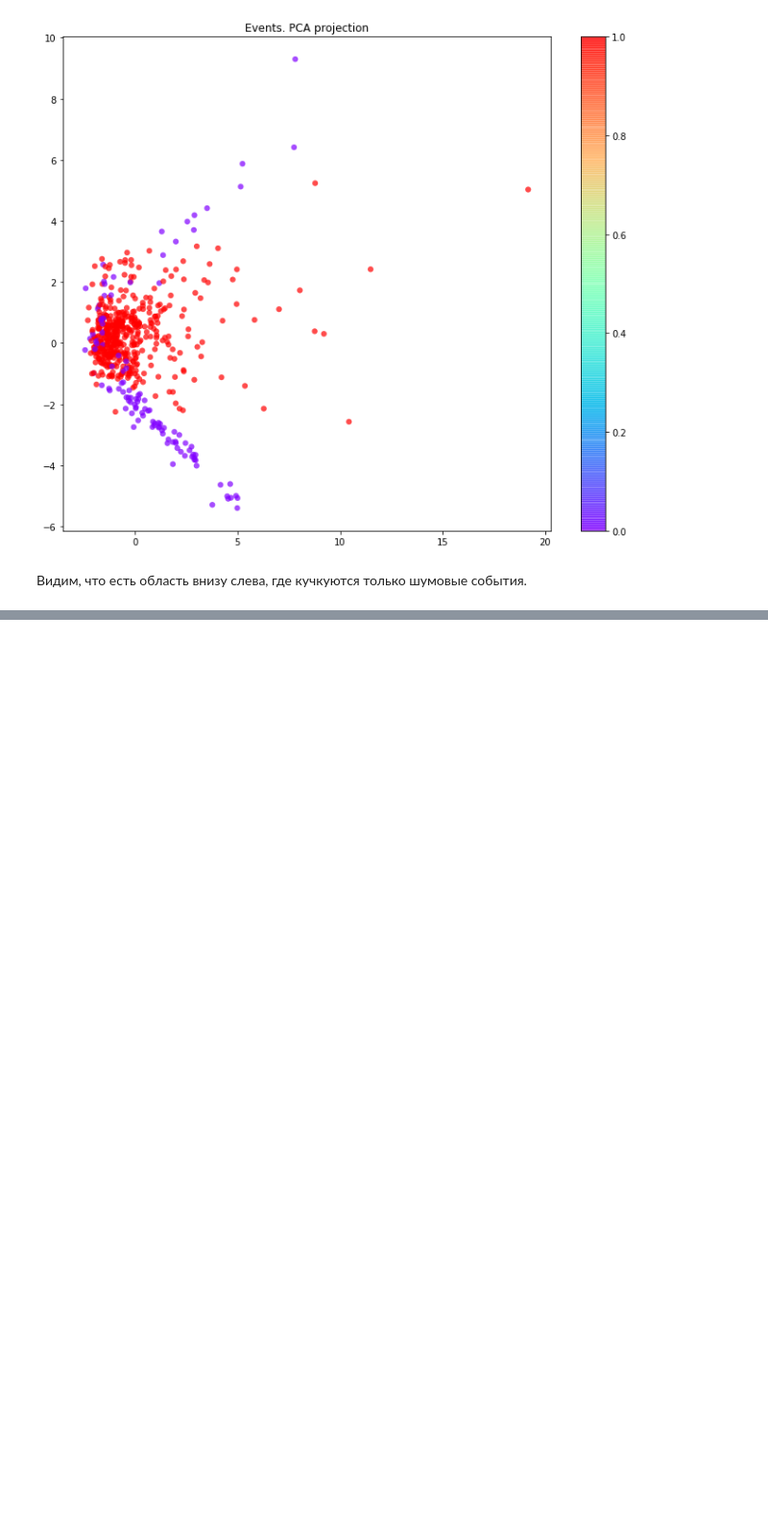
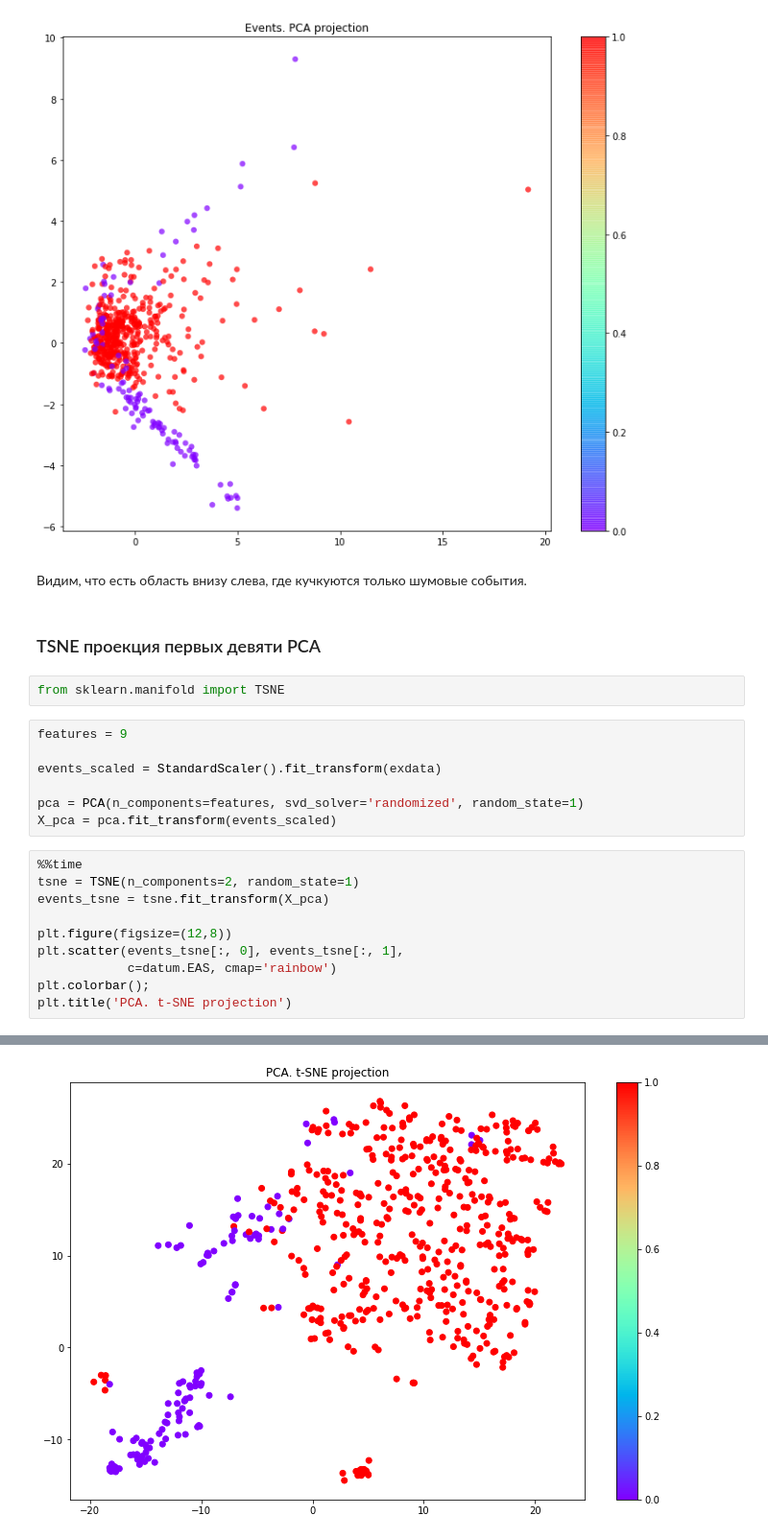
Before and after one commit to bonvech/Sphere, a Jupyter notebook: SelectEAS/Select/03PCA.ipynb, the cells around one changed output, grey strips where cells are left out. Shown at 96% size. Drawn from its saved outputs; the diff is of its cells as text; blank space fills up the shorter version.

```diff
--- a/SelectEAS/Select/03PCA.ipynb
+++ b/SelectEAS/Select/03PCA.ipynb
@@ -115,3 +115,25 @@ Projecting 17-dimensional data to 2D
 [figure]
 # %% [markdown]
 Видим, что есть область внизу слева, где кучкуются только шумовые события.
+# %% [markdown]
+### TSNE проекция первых девяти РСА
+# %%
+from sklearn.manifold import TSNE
+# %%
+features = 9
+
+events_scaled = StandardScaler().fit_transform(exdata)
+
+pca = PCA(n_components=features, svd_solver='randomized', random_state=1)
+X_pca = pca.fit_transform(events_scaled)
+# %%
+%%time
+tsne = TSNE(n_components=2, random_state=1)
+events_tsne = tsne.fit_transform(X_pca)
+
+plt.figure(figsize=(12,8))
+plt.scatter(events_tsne[:, 0], events_tsne[:, 1],
+            c=datum.EAS, cmap='rainbow')
+plt.colorbar();
+plt.title('PCA. t-SNE projection')
+# %% [output]
@@ -117,0 +141 @@ Projecting 17-dimensional data to 2D
+[figure, added]
```
Also changed, not shown: parts of 14 cells of this notebook.
